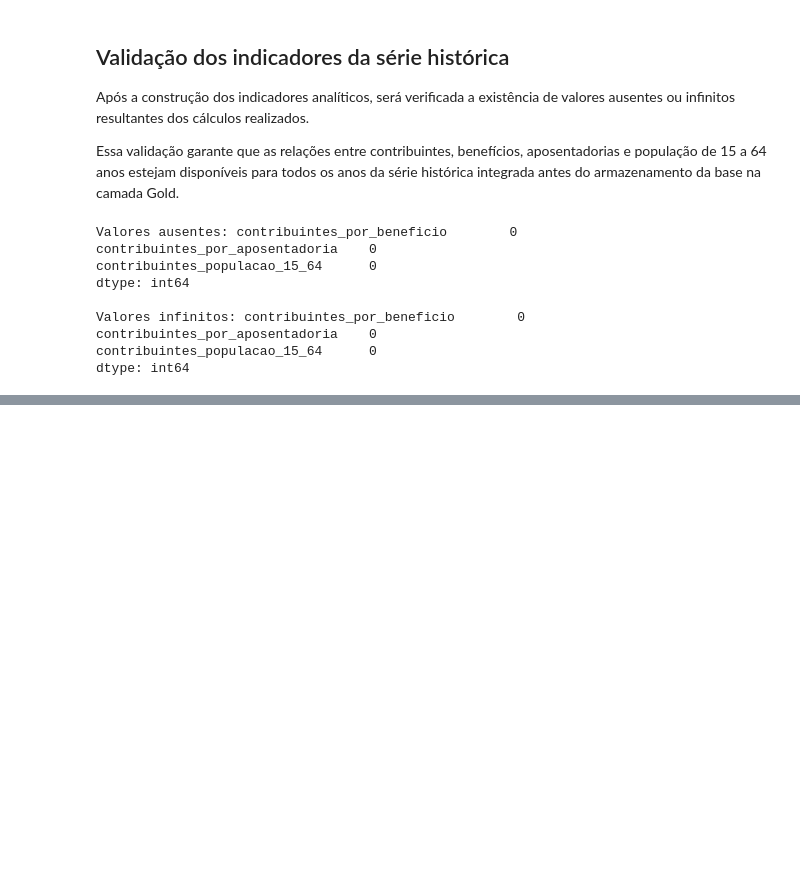
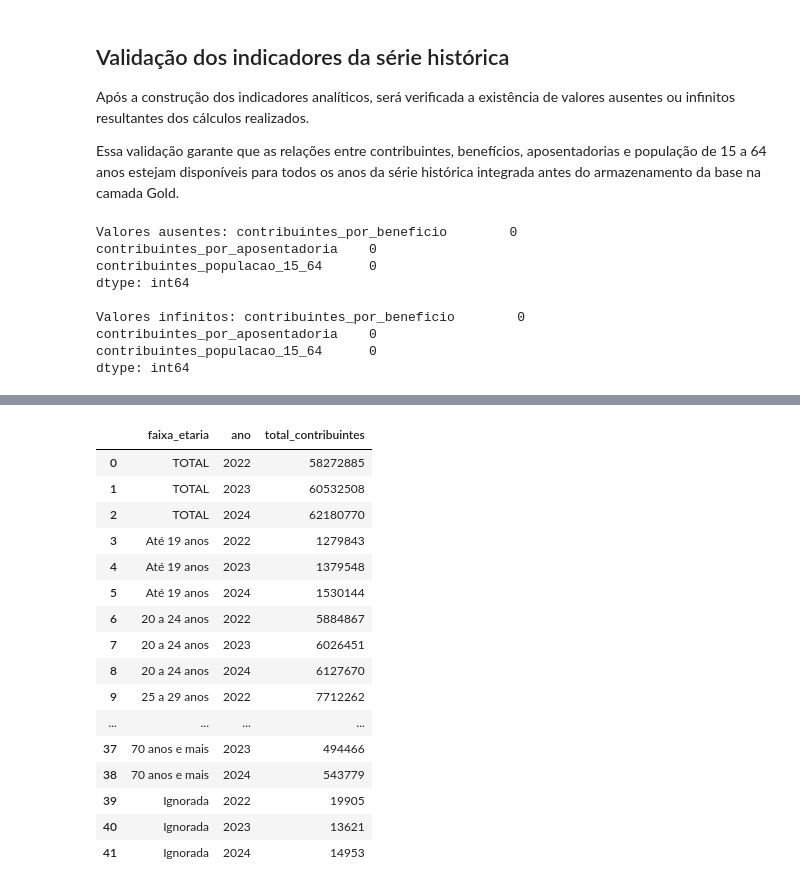
Before and after one commit to Andersonph/Estudo_Dados_Demografico, a Jupyter notebook: Demografia_Previdencia/03_gold.ipynb, the cells around one changed output, grey strips where cells are left out. Drawn from its saved outputs; the diff is of its cells as text; code cells hidden in the pictures; blank space fills up the shorter version.

```diff
--- a/Demografia_Previdencia/03_gold.ipynb
+++ b/Demografia_Previdencia/03_gold.ipynb
@@ -640,0 +651,22 @@ dtype: int64
+# %%
+df_contribuintes_idade[
+    ["faixa_etaria", "ano", "total_contribuintes"]
+]
+# %% [output]
+|  | faixa_etaria | ano | total_contribuintes |
+| 0 | TOTAL | 2022 | 58272885 |
+| 1 | TOTAL | 2023 | 60532508 |
+| 2 | TOTAL | 2024 | 62180770 |
+| 3 | Até 19 anos | 2022 | 1279843 |
+| 4 | Até 19 anos | 2023 | 1379548 |
+| 5 | Até 19 anos | 2024 | 1530144 |
+| 6 | 20 a 24 anos | 2022 | 5884867 |
+| 7 | 20 a 24 anos | 2023 | 6026451 |
+| 8 | 20 a 24 anos | 2024 | 6127670 |
+| 9 | 25 a 29 anos | 2022 | 7712262 |
+| ... | ... | ... | ... |
+| 37 | 70 anos e mais | 2023 | 494466 |
+| 38 | 70 anos e mais | 2024 | 543779 |
+| 39 | Ignorada | 2022 | 19905 |
+| 40 | Ignorada | 2023 | 13621 |
+| 41 | Ignorada | 2024 | 14953 |
```
Also changed, not shown: parts of 4 cells of this notebook.
